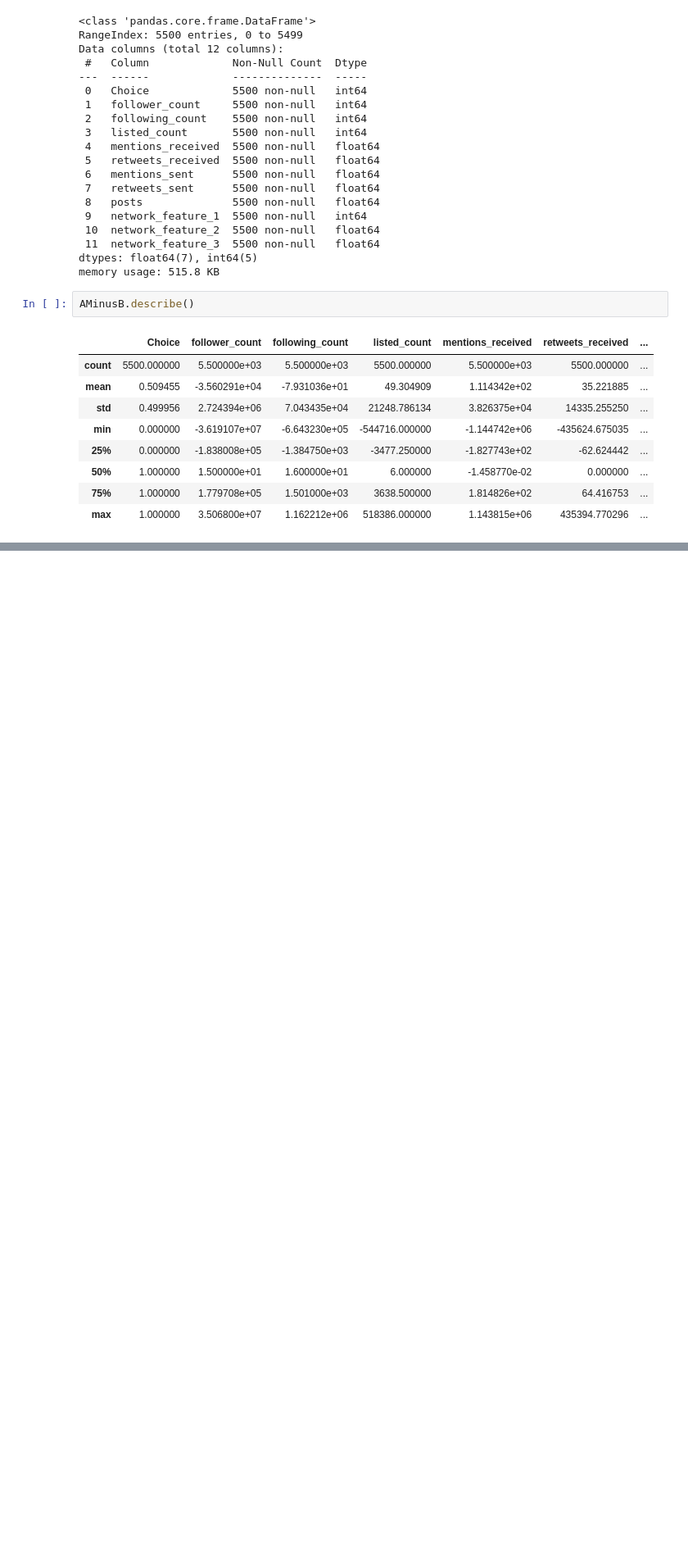
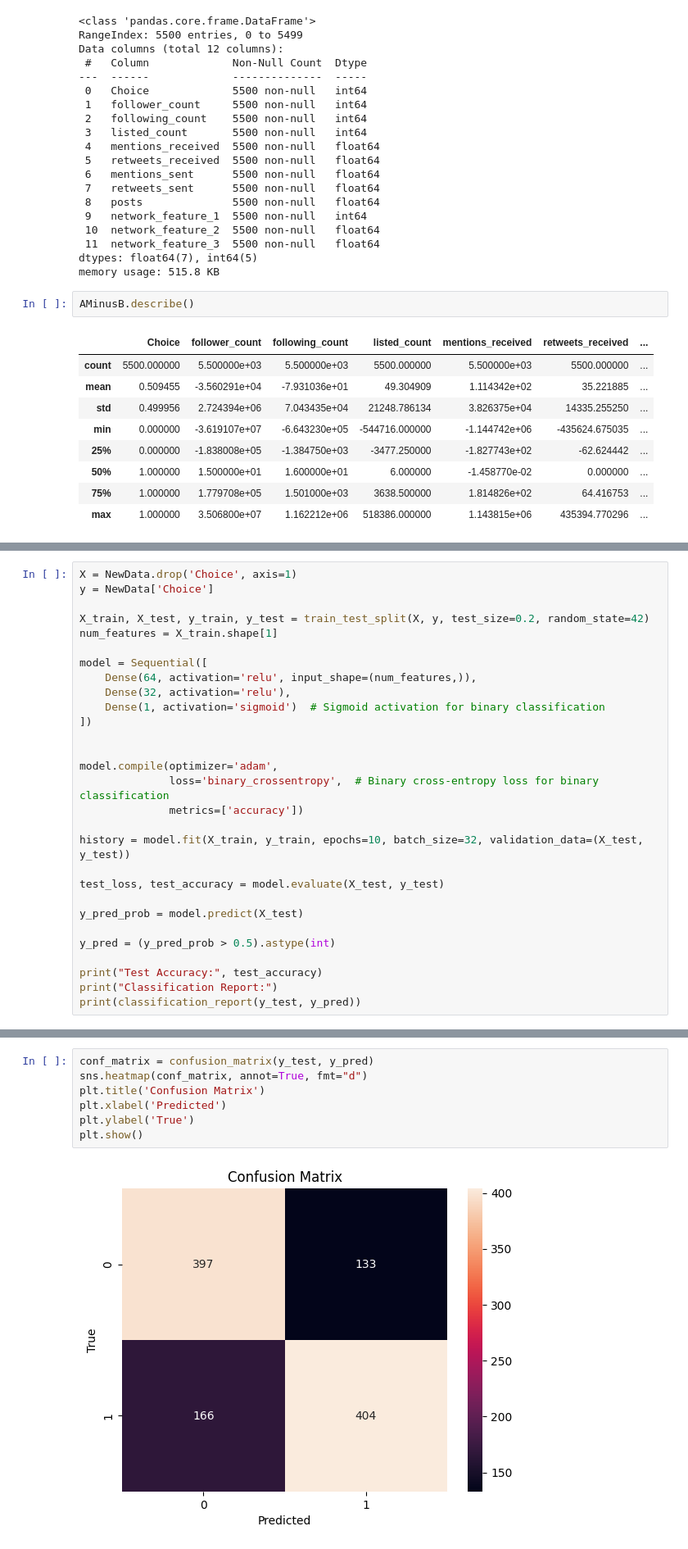
Before and after one commit to ItIsIvyLou/Social-Media-Analysis-Project, a Jupyter notebook: Group Assignment/Group Assignment.ipynb, the cells around one changed output, grey strips where cells are left out. Shown at 82% size. Cells and saved outputs as stored; diff of their text form; blank space fills up the shorter version.

```diff
--- a/Group Assignment/Group Assignment.ipynb
+++ b/Group Assignment/Group Assignment.ipynb
@@ -168,0 +273,29 @@ AMinusB.describe()
+# %%
+X = NewData.drop('Choice', axis=1)
+y = NewData['Choice']
+
+X_train, X_test, y_train, y_test = train_test_split(X, y, test_size=0.2, random_state=42)
+num_features = X_train.shape[1]
+
+model = Sequential([
+    Dense(64, activation='relu', input_shape=(num_features,)),
+    Dense(32, activation='relu'),
+    Dense(1, activation='sigmoid')  # Sigmoid activation for binary classification
+])
+
+
+model.compile(optimizer='adam',
+              loss='binary_crossentropy',  # Binary cross-entropy loss for binary classification
+              metrics=['accuracy'])
+
+history = model.fit(X_train, y_train, epochs=10, batch_size=32, validation_data=(X_test, y_test))
+
+test_loss, test_accuracy = model.evaluate(X_test, y_test)
+
+y_pred_prob = model.predict(X_test)
+
+y_pred = (y_pred_prob > 0.5).astype(int)
+
+print("Test Accuracy:", test_accuracy)
+print("Classification Report:")
+print(classification_report(y_test, y_pred))
@@ -168,0 +321,9 @@ AMinusB.describe()
+# %%
+conf_matrix = confusion_matrix(y_test, y_pred)
+sns.heatmap(conf_matrix, annot=True, fmt="d")
+plt.title('Confusion Matrix')
+plt.xlabel('Predicted')
+plt.ylabel('True')
+plt.show()
+# %% [output]
+[figure, added]
```
Also changed, not shown: parts of 39 cells of this notebook.
